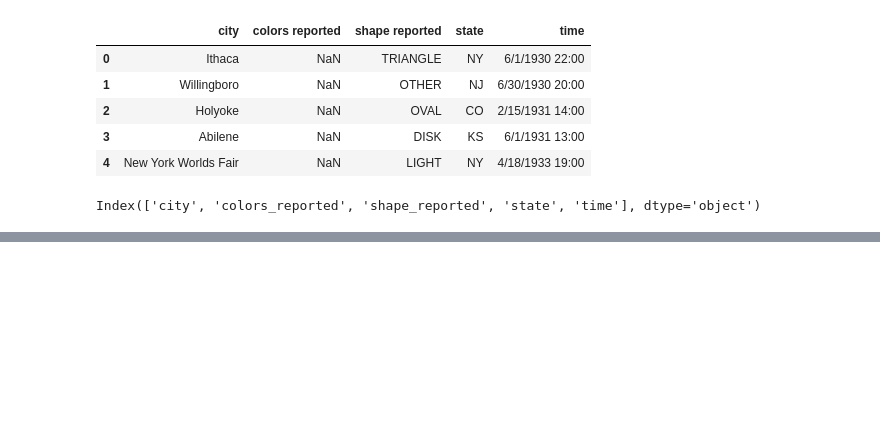
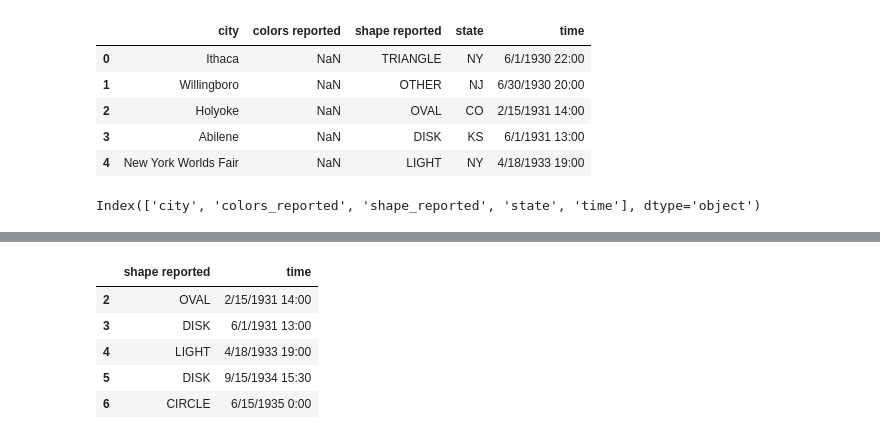
Before and after one commit to faruk3d/Pandas_practice, a Jupyter notebook: pandas.ipynb, the cells around one changed output, grey strips where cells are left out. Drawn from its saved outputs; the diff is of its cells as text; code cells hidden in the pictures; blank space fills up the shorter version.

```diff
--- a/pandas.ipynb
+++ b/pandas.ipynb
@@ -186,0 +213,12 @@ Index(['city', 'colors_reported', 'shape_reported', 'state', 'time'], dtype='obj
+# %%
+# remove rows
+# remove two 1930 rows
+ufo.drop([0, 1], axis = 0, inplace = True)
+ufo.head()
+# %% [output]
+|  | shape reported | time |
+| 2 | OVAL | 2/15/1931 14:00 |
+| 3 | DISK | 6/1/1931 13:00 |
+| 4 | LIGHT | 4/18/1933 19:00 |
+| 5 | DISK | 9/15/1934 15:30 |
+| 6 | CIRCLE | 6/15/1935 0:00 |
```
Also changed, not shown: parts of 6 cells of this notebook.
